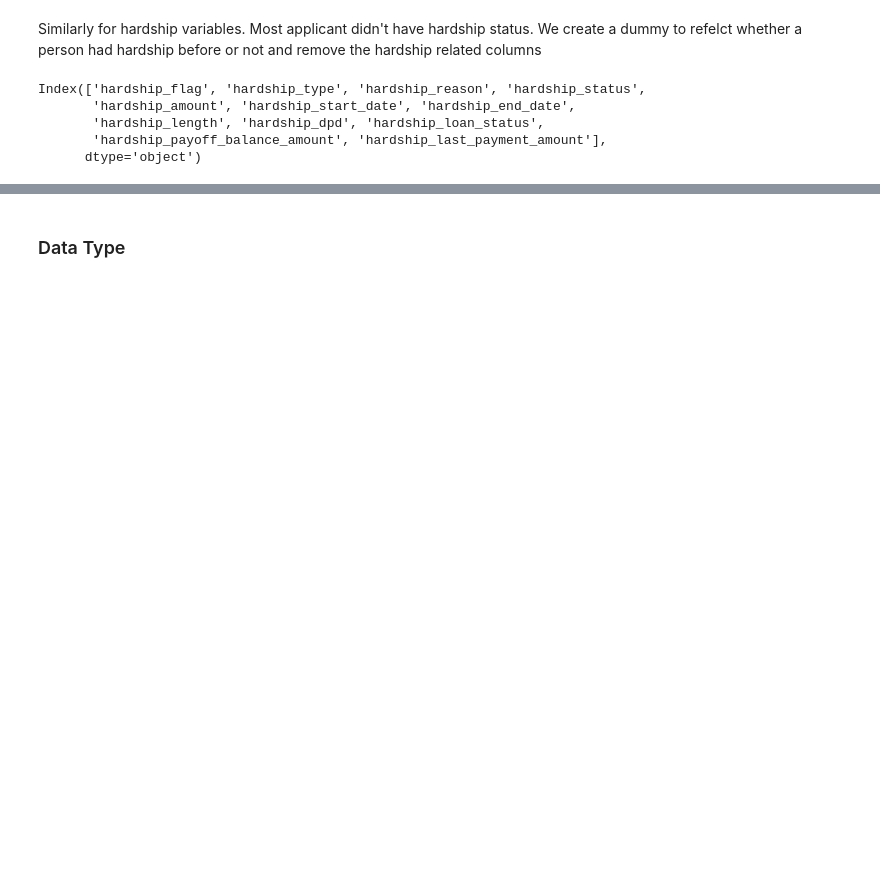
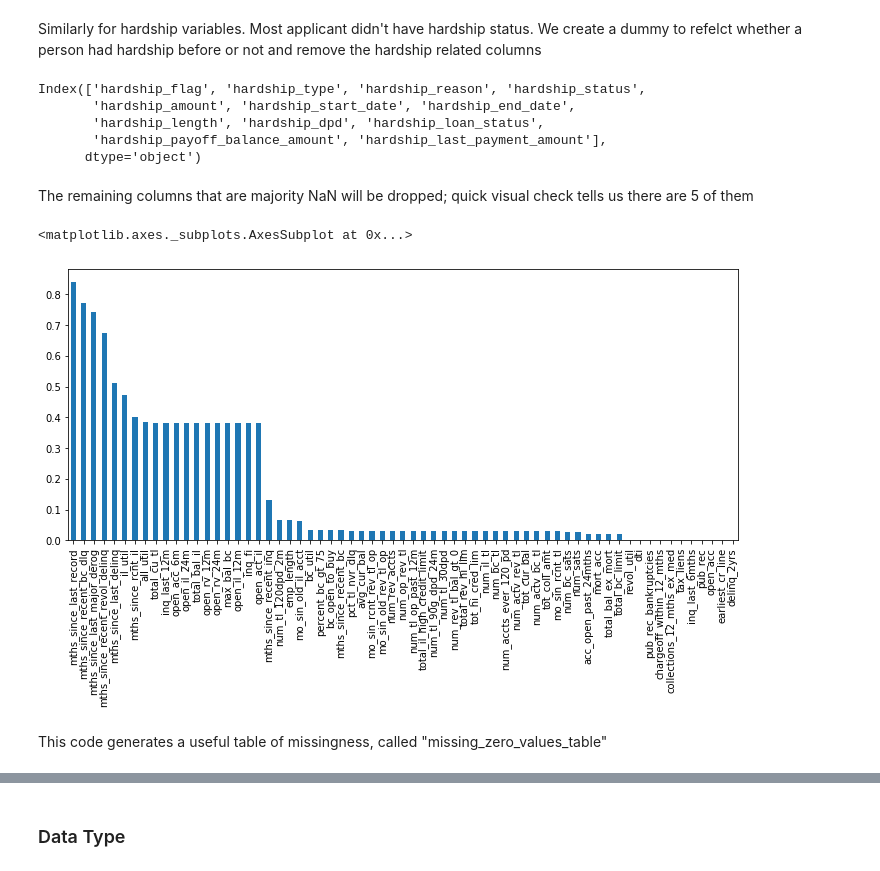
Before and after one commit to ajcoates/Capstone, a Jupyter notebook: Project.ipynb, the cells around one changed output, grey strips where cells are left out. Cells and saved outputs as stored; diff of their text form; code cells hidden in the pictures; blank space fills up the shorter version.

```diff
--- a/Project.ipynb
+++ b/Project.ipynb
@@ -84,3 +94,12 @@ Index(['hardship_flag', 'hardship_type', 'hardship_reason', 'hardship_status',
        'hardship_length', 'hardship_dpd', 'hardship_loan_status',
        'hardship_payoff_balance_amount', 'hardship_last_payment_amount'],
       dtype='object')
+# %% [markdown]
+The remaining columns that are majority NaN will be dropped; quick visual check tells us there are 5 of them
+# %%
+accepted.isna().mean().sort_values(ascending=False).head(65).plot(kind='bar', figsize=(12,5))
+# %% [output]
+<matplotlib.axes._subplots.AxesSubplot at 0x...>
+[figure, added]
+# %% [markdown]
+This code generates a useful table of missingness, called "missing_zero_values_table"
```
Also changed, not shown: parts of 43 cells of this notebook.
